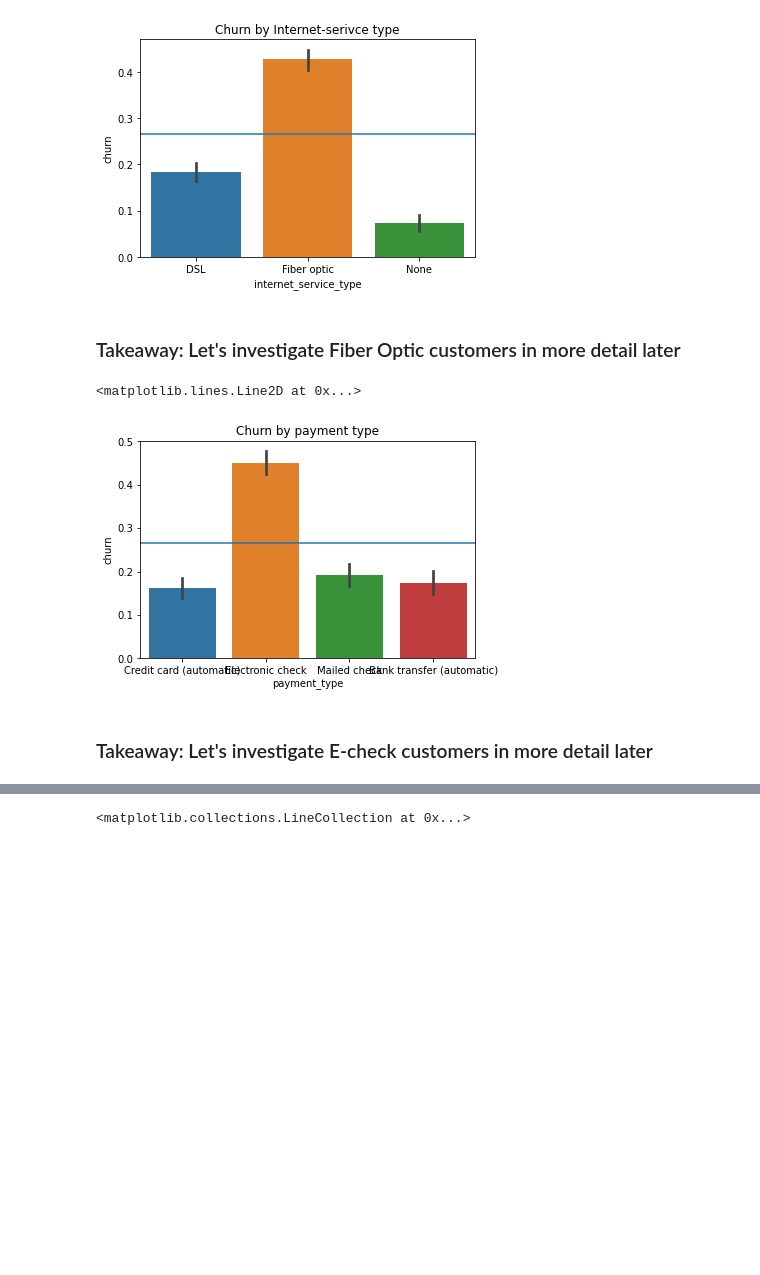
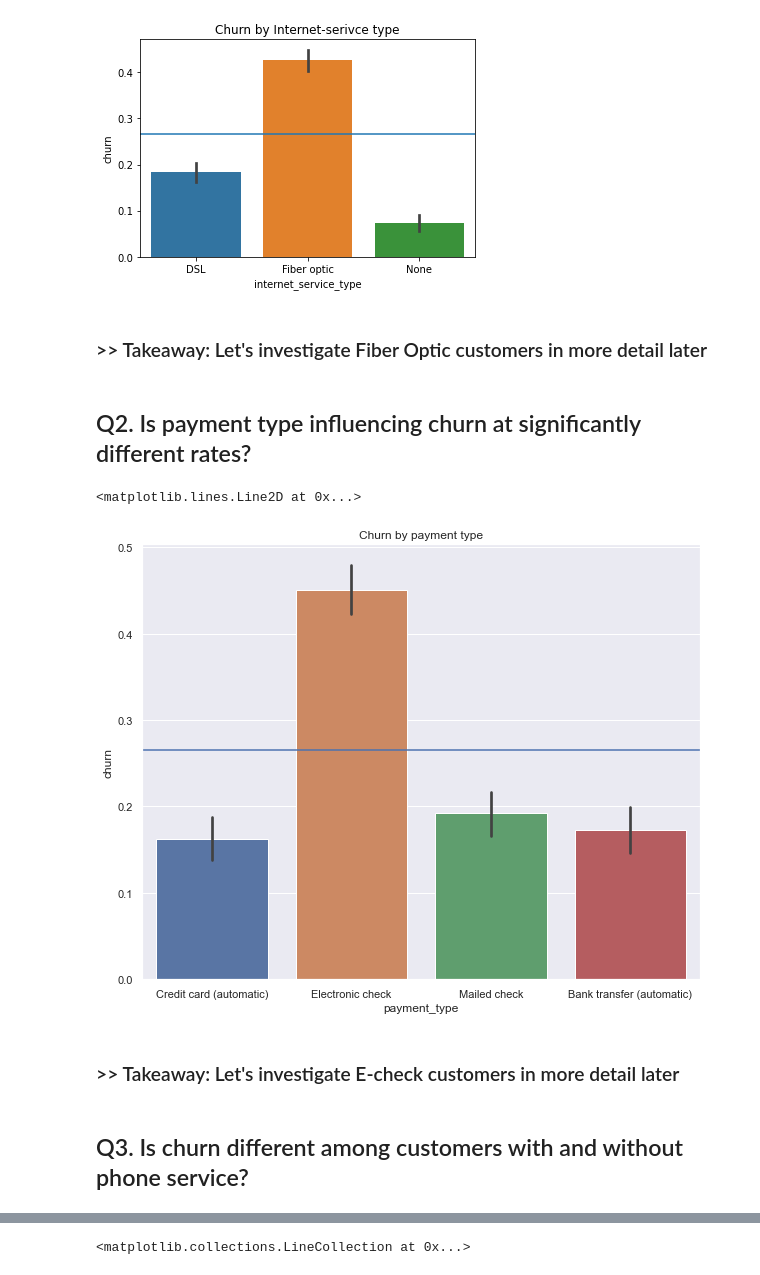
Before and after one commit to fred-lindsey/projects, a Jupyter notebook: TELCO_churn_project/scratch_notebook.ipynb, the cells around one changed output, grey strips where cells are left out. Saved outputs shown, nothing was run; the diff lists cells and outputs as text; code cells hidden in the pictures; blank space fills up the shorter version.

```diff
--- a/TELCO_churn_project/scratch_notebook.ipynb
+++ b/TELCO_churn_project/scratch_notebook.ipynb
@@ -241,15 +240,21 @@ plt.axhline(pop_churn_rate, label="Population Churn Rate")
 <matplotlib.lines.Line2D at 0x...>
 [figure]
 # %% [markdown]
-### Takeaway: Let's investigate Fiber Optic customers in more detail later
+### >> Takeaway: Let's investigate Fiber Optic customers in more detail later
+# %% [markdown]
+## Q2. Is payment type influencing churn at significantly different rates?
 # %%
+plt.figure(figsize=(10,8))
+sns.set(font_scale = 1.)
 plt.title("Churn by payment type")
 sns.barplot(x=train.payment_type, y=train.churn, data=train)
 pop_churn_rate = train.churn.mean()
 plt.axhline(pop_churn_rate, label="Population Churn Rate")
 # %% [output]
 <matplotlib.lines.Line2D at 0x...>
-[figure, old version]
+[figure, new version]
 # %% [markdown]
-### Takeaway: Let's investigate E-check customers in more detail later
+### >> Takeaway: Let's investigate E-check customers in more detail later
+# %% [markdown]
+## Q3. Is churn different among customers with and without phone service?
 # %%
```
Also changed, not shown: parts of 91 cells of this notebook.
